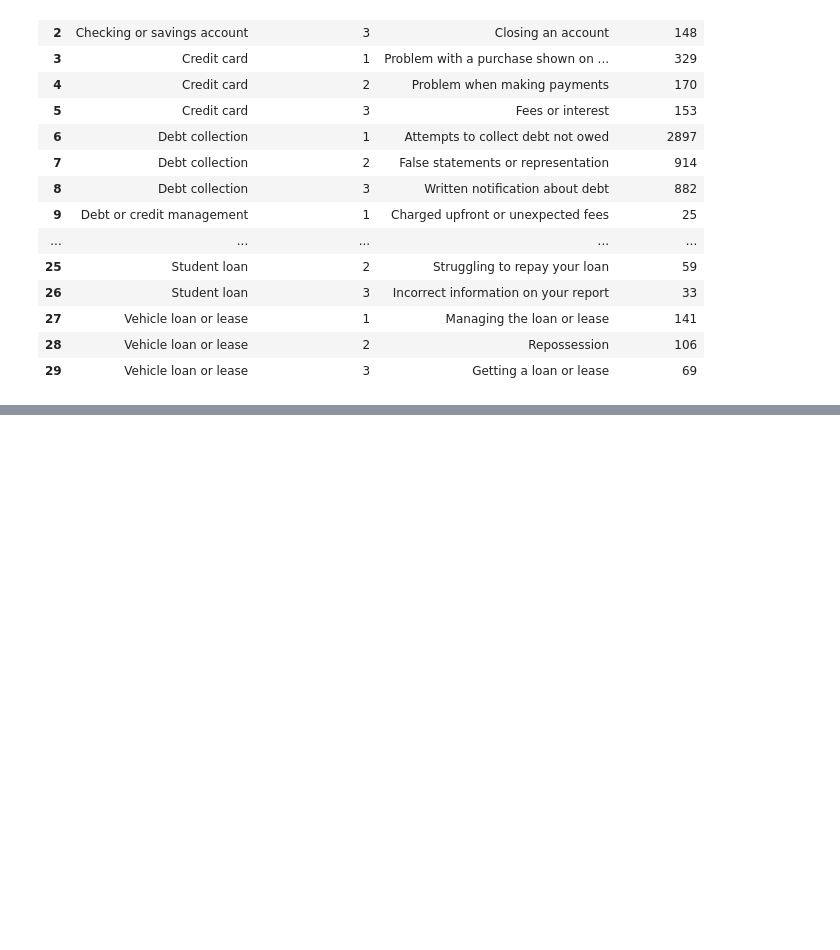
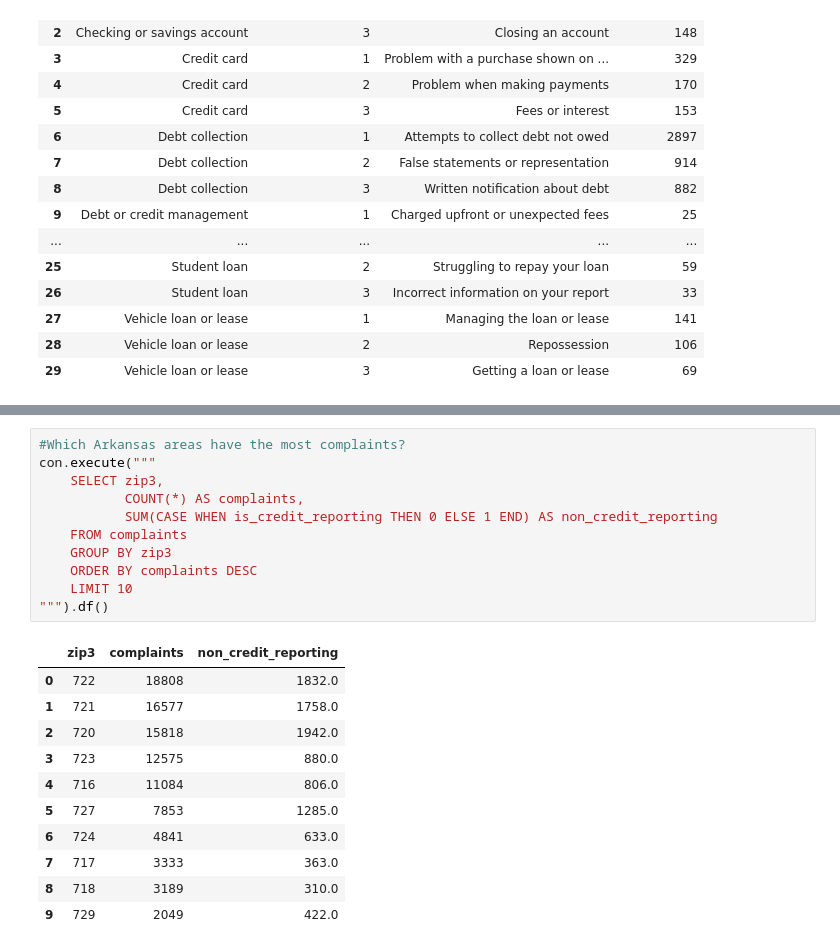
Before and after one commit to KrishnajaKottam/cfpb-complaints-analysis, a Jupyter notebook: notebooks/04_analysis.ipynb, the cells around one changed output, grey strips where cells are left out. Drawn from its saved outputs; the diff is of its cells as text; blank space fills up the shorter version.

```diff
--- a/notebooks/04_analysis.ipynb
+++ b/notebooks/04_analysis.ipynb
@@ -134,0 +212,23 @@ con.execute("""
+# %%
+#Which Arkansas areas have the most complaints?
+con.execute("""
+    SELECT zip3,
+           COUNT(*) AS complaints,
+           SUM(CASE WHEN is_credit_reporting THEN 0 ELSE 1 END) AS non_credit_reporting
+    FROM complaints
+    GROUP BY zip3
+    ORDER BY complaints DESC
+    LIMIT 10
+""").df()
+# %% [output]
+|  | zip3 | complaints | non_credit_reporting |
+| 0 | 722 | 18808 | 1832.0 |
+| 1 | 721 | 16577 | 1758.0 |
+| 2 | 720 | 15818 | 1942.0 |
+| 3 | 723 | 12575 | 880.0 |
+| 4 | 716 | 11084 | 806.0 |
+| 5 | 727 | 7853 | 1285.0 |
+| 6 | 724 | 4841 | 633.0 |
+| 7 | 717 | 3333 | 363.0 |
+| 8 | 718 | 3189 | 310.0 |
+| 9 | 729 | 2049 | 422.0 |
```
Also changed, not shown: parts of 5 cells of this notebook, 1 other file.
